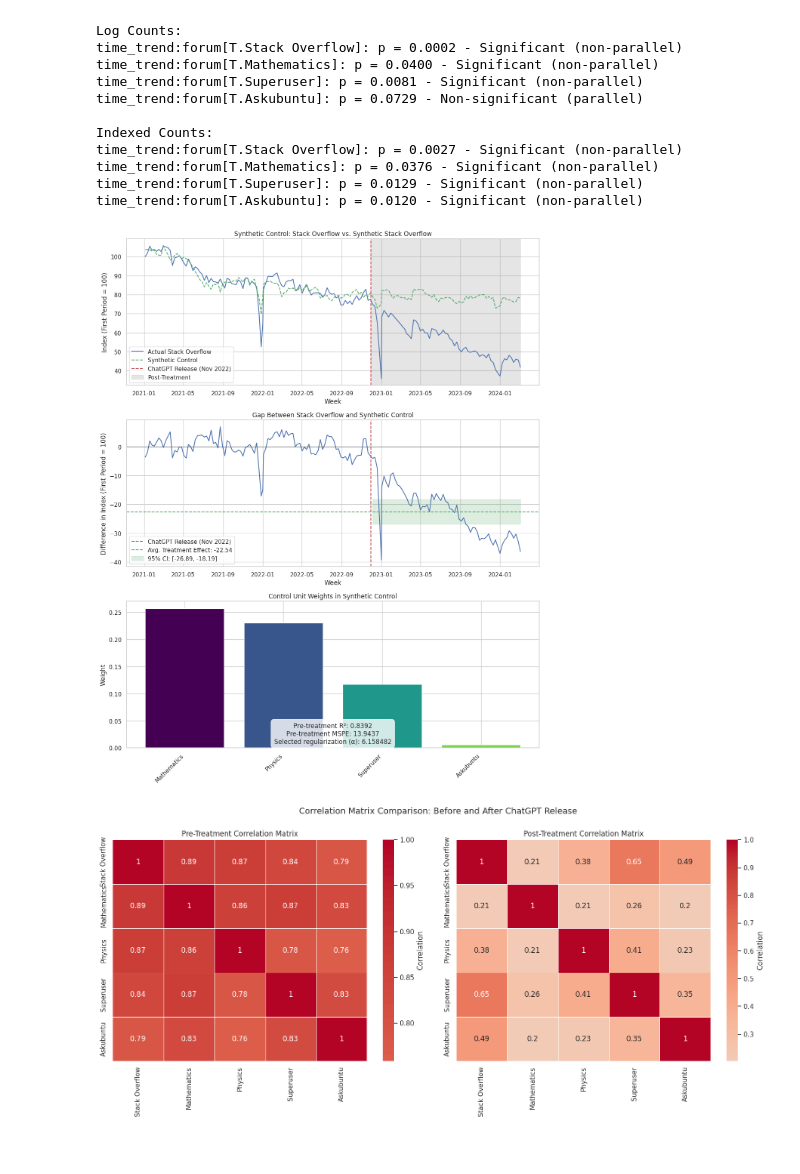
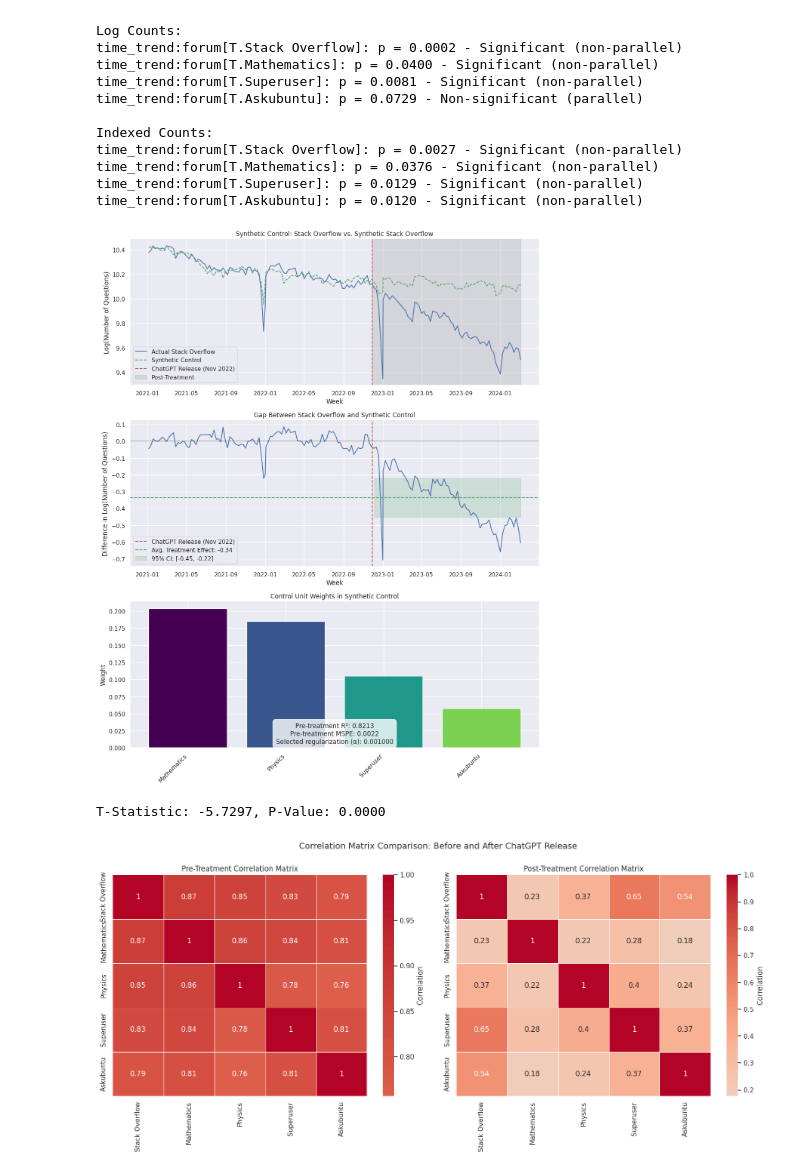
Before and after one commit to m9o8/bse_tm_final, a Jupyter notebook: st_test.ipynb, the cells around one changed output. Drawn from its saved outputs; the diff is of its cells as text; code cells hidden in the pictures.

```diff
--- a/st_test.ipynb
+++ b/st_test.ipynb
@@ -647,5 +547,5 @@ df_plot.plot.line(x="YM", y="Count")
 # %%
-df = process_stackoverflow_data(
+df = process_stack_data(
     "data/stackoverflow.com-Posts.7z",
     batch_size=100000,
     start_date="2021-01-01",
@@ -674,18 +574,8 @@ Error:
 # %% [markdown]
 ## Testing parallel trends assumption
 # %%
-import warnings
-
-import matplotlib.pyplot as plt
-import numpy as np
-import pandas as pd
-import polars as pl
-import seaborn as sns
-import statsmodels.formula.api as smf
-from sklearn.linear_model import LassoCV
-
 # Set seaborn style
-sns.set_theme(style="whitegrid")
+sns.set_theme()  # (style="whitegrid")
 warnings.filterwarnings("ignore")
 
 
@@ -824,17 +714,6 @@ plt.show()
 # %% [markdown]
 ## Enhanced DiD
 # %%
-import warnings
-from datetime import datetime
-
-import matplotlib.pyplot as plt
-import polars as pl
-import seaborn as sns
-
-warnings.filterwarnings("ignore")
-sns.set_theme(style="whitegrid")
-
-
 # 1. Normalize data to address scale differences
 def prepare_forum_data_normalized(forum_df, forum_name):
     """
@@ -1418,7 +1297,7 @@ pivoted_data = prepare_data_for_synthetic_control(all_forums_weekly_transformed)
 outcome_var = "Stack Overflow"
 control_vars = ["Mathematics", "Physics", "Superuser", "Askubuntu"]
 # If using transformed metrics:
-log_outcome_var = "Stack Overflow_indexed_count"
-log_control_vars = [f"{forum}_indexed_count" for forum in control_vars]
+log_outcome_var = "Stack Overflow_log_question_count"
+log_control_vars = [f"{forum}_log_question_count" for forum in control_vars]
 pre_treatment_mask = pivoted_data["week_start"] <= treatment_date
 post_treatment_mask = pivoted_data["week_start"] > treatment_date
@@ -1425,20 +1308,27 @@ post_treatment_mask = pivoted_data["week_start"] > treatment_date
 # %%
 # Then run synthetic control with transformed data:
 log_results = enhanced_synthetic_control(
-    "Stack Overflow_indexed_count",
+    "Stack Overflow_log_question_count",
     log_control_vars,
     pivoted_data,
     treatment_date,
     pre_treatment_mask,
     post_treatment_mask,
     outcome_transform=None,  # Already transformed
 )
 
 vis = visualize_synthetic_control(
-    pivoted_data, log_results, "Stack Overflow", transformation="index"
+    pivoted_data, log_results, "Stack Overflow", transformation="log"
 )
 # %% [output]
-[figure, old version]
+[figure, new version]
+# %%
+# Calculate t-statistic for the treatment effect
+t_stat = log_results["att"] / log_results["se"]
+p_value = 2 * (1 - stats.norm.cdf(abs(t_stat)))
+print(f"T-Statistic: {t_stat:.4f}, P-Value: {p_value:.4f}")
+# %% [output]
+T-Statistic: -5.7297, P-Value: 0.0000
 # %%
 # Create subfigures for pre-treatment and post-treatment correlation matrices
 fig, axes = plt.subplots(1, 2, figsize=(16, 7))
@@ -1446,7 +1336,9 @@ fig, axes = plt.subplots(1, 2, figsize=(16, 7))
 all_forums_weekly_transformed1 = pl.from_pandas(pivoted_data)
 
 # Specify which transformation to use
-cat = "_indexed_count"  # Use indexed count for better comparison
+cat = (
+    "_log_question_count"  # "_indexed_count"  # Use indexed count for better comparison
+)
 correlation_cols = [x for x in all_forums_weekly_transformed1.columns if cat in x]
 labels = [x.replace(cat, "") for x in correlation_cols]
 
@@ -1496,4 +1388,4 @@ plt.suptitle(
 )
 plt.show()
 # %% [output]
-[figure, old version]
+[figure, new version]
```
Also changed, not shown: parts of 22 cells of this notebook, 4 other files.
